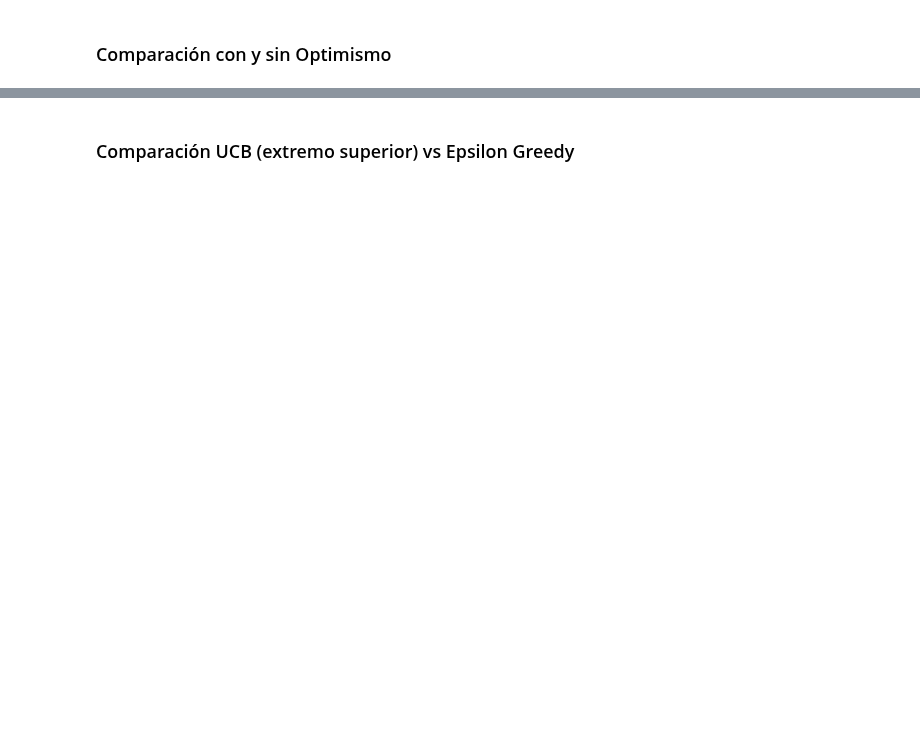
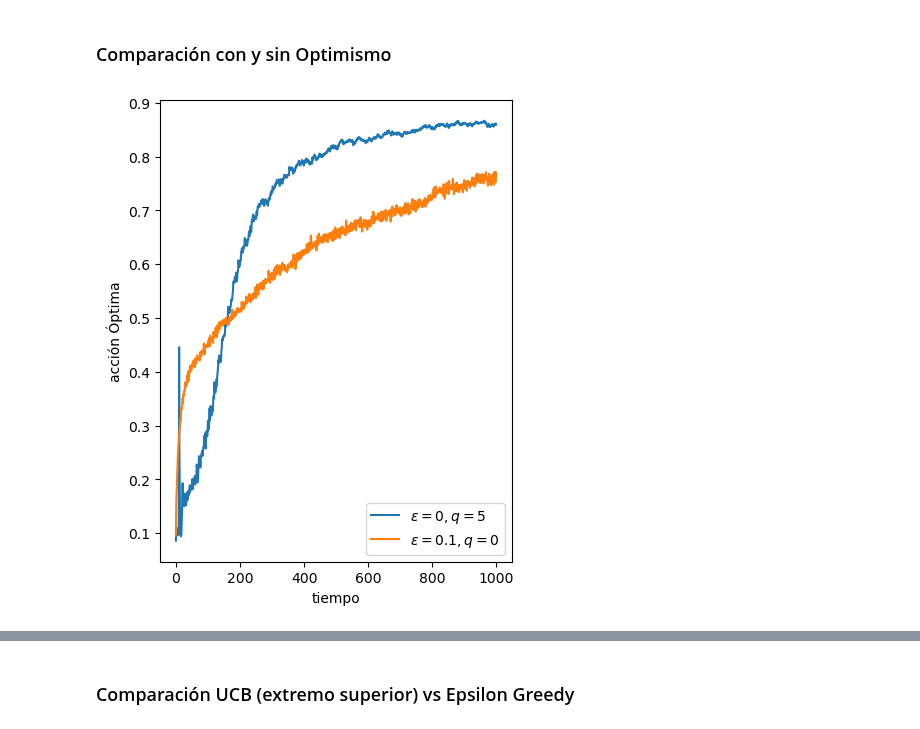
Before and after one commit to LeninGF/CoursesNotes, a Jupyter notebook: MarkovRL/00-TragaMonedas-RL.ipynb, the cells around one changed output, grey strips where cells are left out. Drawn from its saved outputs; the diff is of its cells as text; code cells hidden in the pictures; blank space fills up the shorter version.

```diff
--- a/MarkovRL/00-TragaMonedas-RL.ipynb
+++ b/MarkovRL/00-TragaMonedas-RL.ipynb
@@ -198,2 +218,26 @@ contador_mejor_accion, recompensas = simulador(intentos, tiempo, bandidos, entor
 # %% [markdown]
 ### Comparación con y sin Optimismo
+# %%
+%%time
+## Comparando con o sin optimismo
+entorno = Entorno(k)
+
+bandidos = [
+    PoliticaEpsilonGreedy(ActualizarConstante(k, 0.1),k,0.0,iniciales=5),
+    PoliticaEpsilonGreedy(ActualizarConstante(k, 0.1),k,0.1,iniciales=0),
+]
+
+contador_mejor_accion, _ = simulador(intentos, tiempo, bandidos, entorno)
+
+plt.figure(figsize=(10,6))
+
+plt.subplot(1,2,1)
+plt.plot(contador_mejor_accion[0], label='$\epsilon = 0, q = 5 $')
+plt.plot(contador_mejor_accion[1], label='$\epsilon = 0.1, q = 0 $')
+plt.xlabel('tiempo')
+plt.ylabel('acción Óptima')
+plt.legend()
+
+plt.show()
+# %% [output]
+[figure, added]
```
Also changed, not shown: parts of 9 cells of this notebook.
